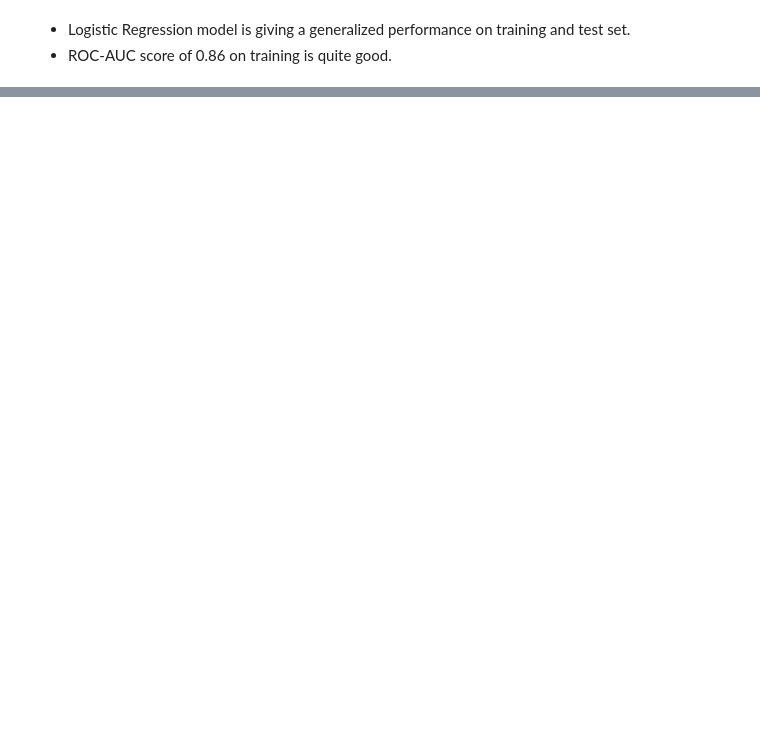
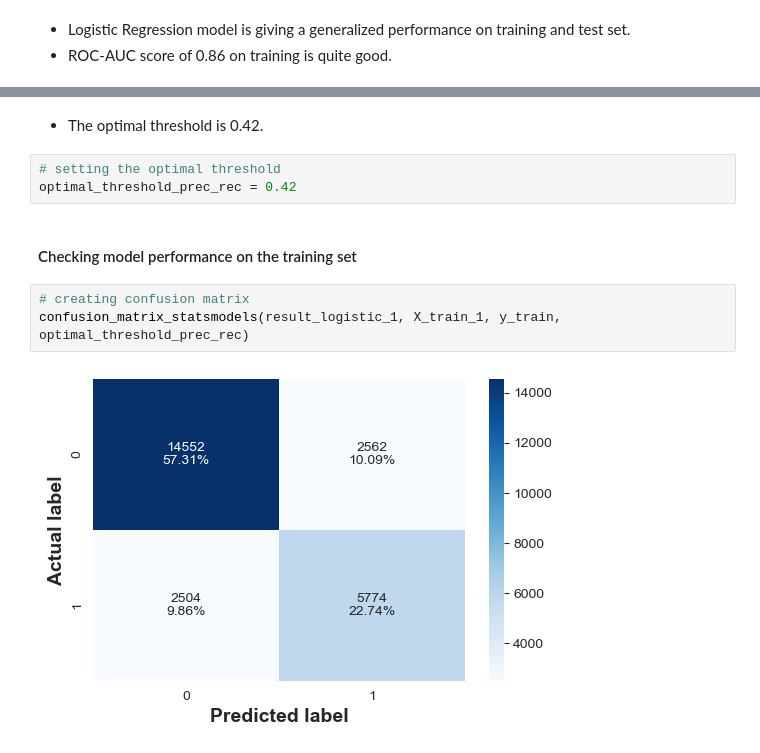
Before and after one commit to ArthurXia1031/Data_Science_Project, a Jupyter notebook: machine_learning/INN hotels/INN_ML.ipynb, the cells around one changed output, grey strips where cells are left out. Cells and saved outputs as stored; diff of their text form; blank space fills up the shorter version.

```diff
--- a/machine_learning/INN hotels/INN_ML.ipynb
+++ b/machine_learning/INN hotels/INN_ML.ipynb
@@ -1233,0 +1348,12 @@ plt.show()
+# %% [markdown]
+* The optimal threshold is 0.42.
+# %%
+# setting the optimal threshold
+optimal_threshold_prec_rec = 0.42
+# %% [markdown]
+#### Checking model performance on the training set
+# %%
+# creating confusion matrix
+confusion_matrix_statsmodels(result_logistic_1, X_train_1, y_train, optimal_threshold_prec_rec)
+# %% [output]
+[figure, added]
```
Also changed, not shown: parts of 32 cells of this notebook.
